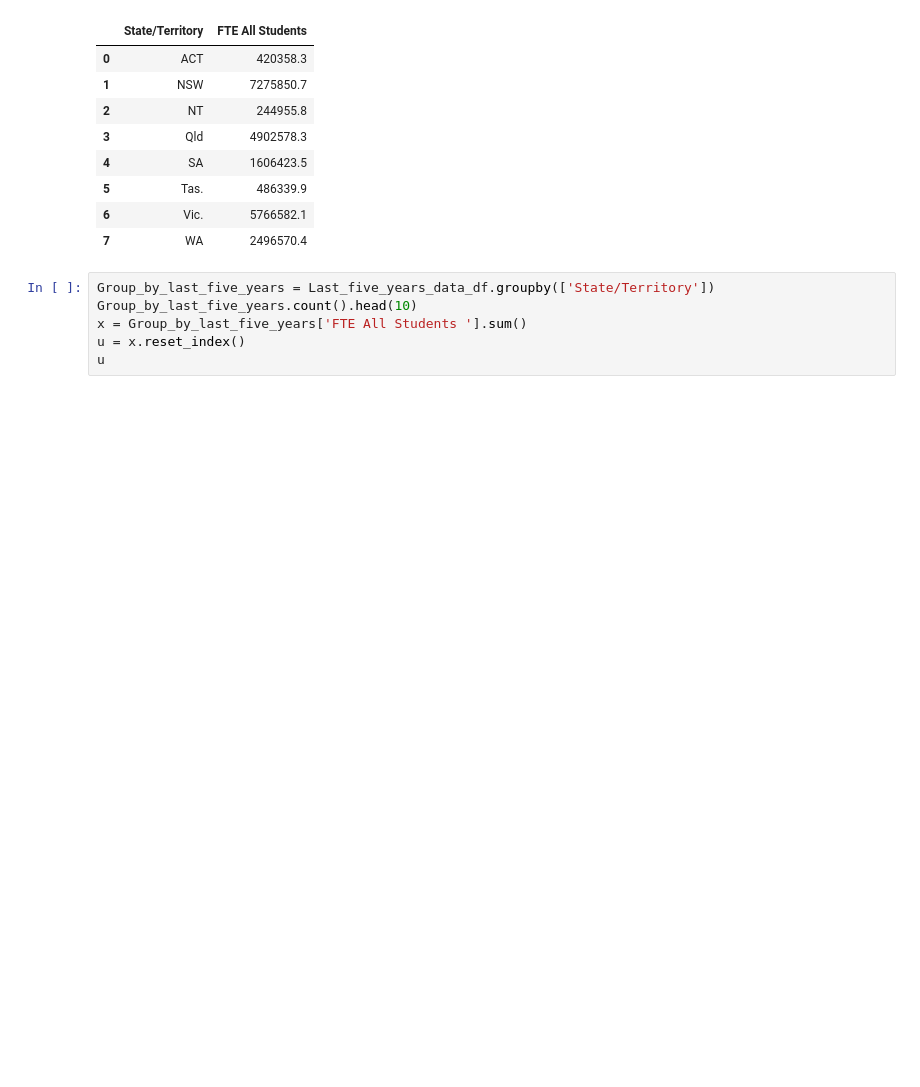
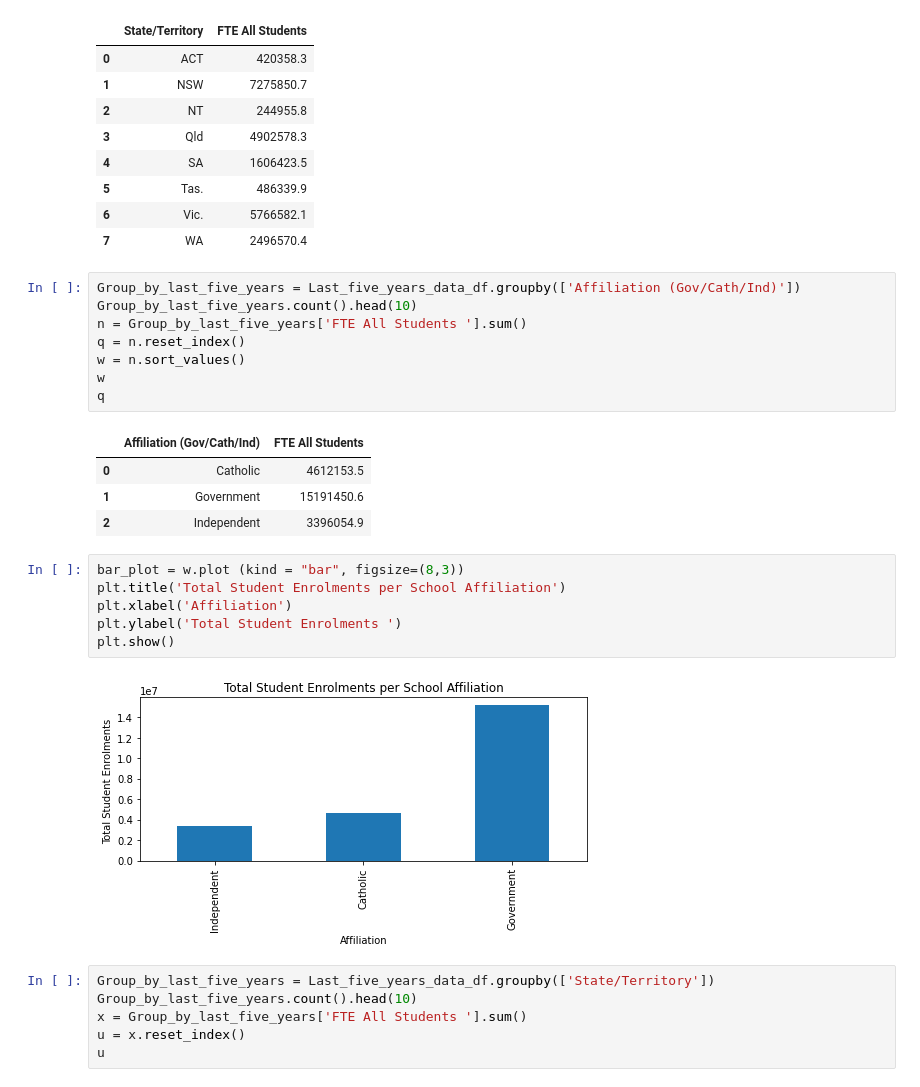
Before and after one commit to Jasjeet2021/Project-1, a Jupyter notebook: code.ipynb, the cells around one changed output. Cells and saved outputs as stored; diff of their text form; blank space fills up the shorter version.

```diff
--- a/code.ipynb
+++ b/code.ipynb
@@ -237,6 +263,27 @@ u
 | 5 | Tas. | 486339.9 |
 | 6 | Vic. | 5766582.1 |
 | 7 | WA | 2496570.4 |
+# %%
+Group_by_last_five_years = Last_five_years_data_df.groupby(['Affiliation (Gov/Cath/Ind)'])
+Group_by_last_five_years.count().head(10)
+n = Group_by_last_five_years['FTE All Students '].sum()
+q = n.reset_index()
+w = n.sort_values()
+w
+q
+# %% [output]
+|  | Affiliation (Gov/Cath/Ind) | FTE All Students |
+| 0 | Catholic | 4612153.5 |
+| 1 | Government | 15191450.6 |
+| 2 | Independent | 3396054.9 |
+# %%
+bar_plot = w.plot (kind = "bar", figsize=(8,3))
+plt.title('Total Student Enrolments per School Affiliation')
+plt.xlabel('Affiliation')
+plt.ylabel('Total Student Enrolments ')
+plt.show()
+# %% [output]
+[figure, added]
 # %%
 Group_by_last_five_years = Last_five_years_data_df.groupby(['State/Territory'])
 Group_by_last_five_years.count().head(10)
```
Also changed, not shown: parts of 22 cells of this notebook.
